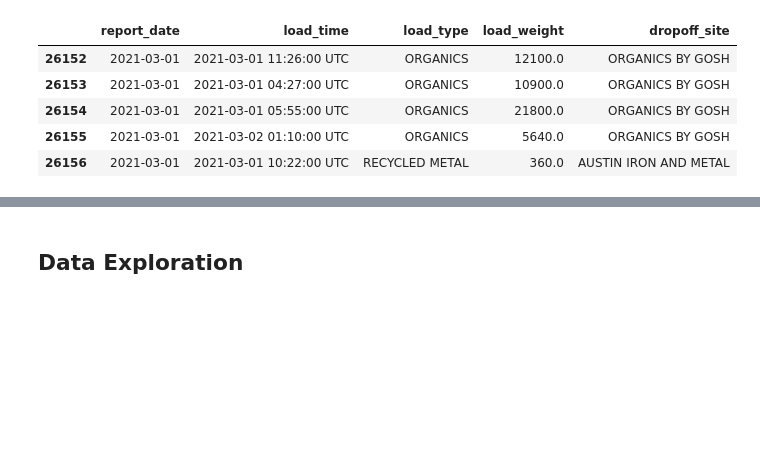
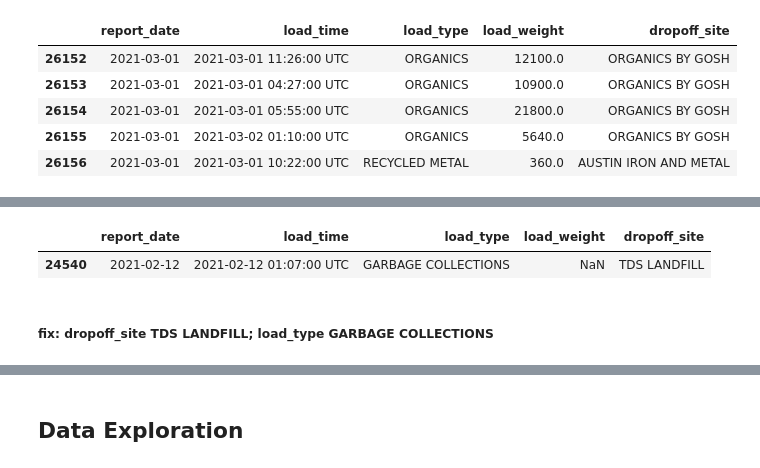
Before and after one commit to jasonrichdarmawan/p0-g2, a Jupyter notebook: h8dsft_P0W2_jason_rich_darmawan_onggo_putra.ipynb, the cells around one changed output, grey strips where cells are left out. Saved outputs shown, nothing was run; the diff lists cells and outputs as text; code cells hidden in the pictures; blank space fills up the shorter version.

```diff
--- a/h8dsft_P0W2_jason_rich_darmawan_onggo_putra.ipynb
+++ b/h8dsft_P0W2_jason_rich_darmawan_onggo_putra.ipynb
@@ -100,0 +147,3 @@ df.tail()
+# %%
+df2 = df.loc[-df['dropoff_site'].str.contains('ONION CREEK|PARK CENTER|ST. EDWARDS|WILCAB')].copy()
+df2.info()
@@ -100,0 +250,10 @@ df.tail()
+# %%
+df3.loc[(df3['dropoff_site'] == 'TDS LANDFILL') & (df3['load_type'] == 'SWEEPING') & (df3['load_weight'].isna()), 'load_weight'] = \
+    df3_DROPOFF_SITE_TDS_LANDFILL.loc[(df3_DROPOFF_SITE_TDS_LANDFILL['load_type'] == 'SWEEPING'), 'load_weight'].mean()
+# %%
+df3.loc[(df3['dropoff_site'] == 'TDS LANDFILL') & (df3['load_weight'].isna())]
+# %% [output]
+|  | report_date | load_time | load_type | load_weight | dropoff_site |
+| 24540 | 2021-02-12 | 2021-02-12 01:07:00 UTC | GARBAGE COLLECTIONS | NaN | TDS LANDFILL |
+# %% [markdown]
+##### fix: dropoff_site TDS LANDFILL; load_type GARBAGE COLLECTIONS
```
Also changed, not shown: parts of 41 cells of this notebook, 1 other file.
